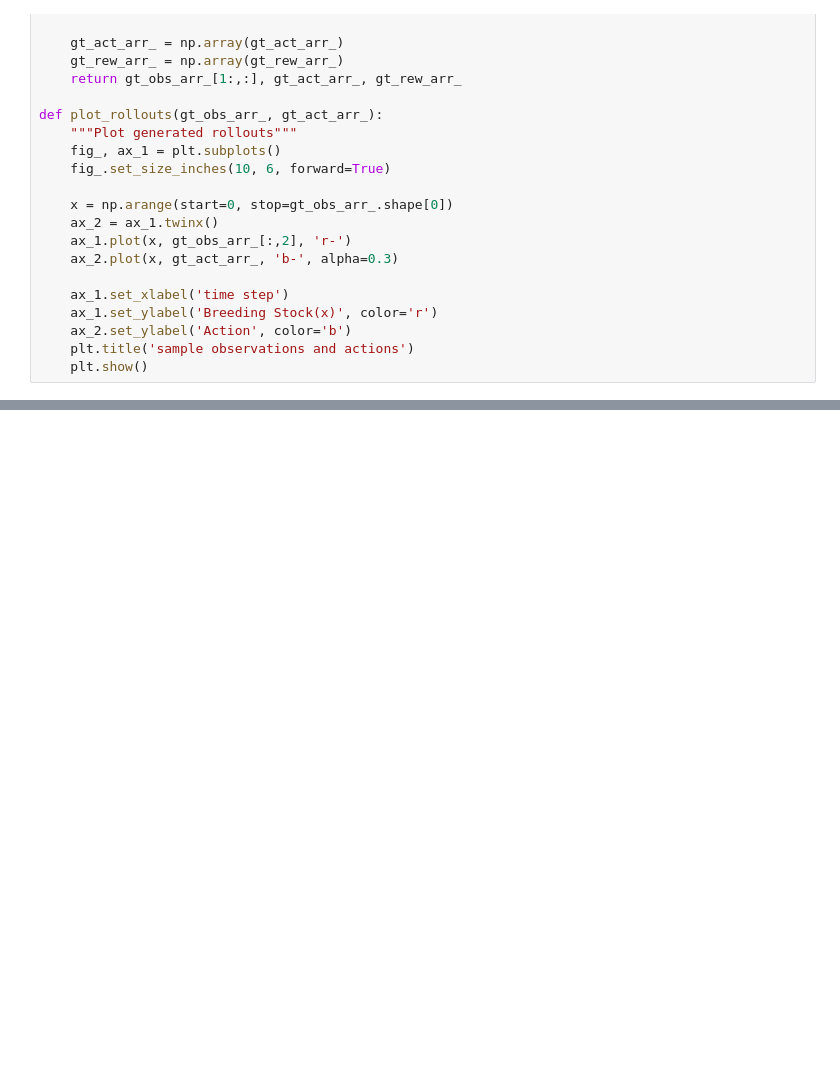
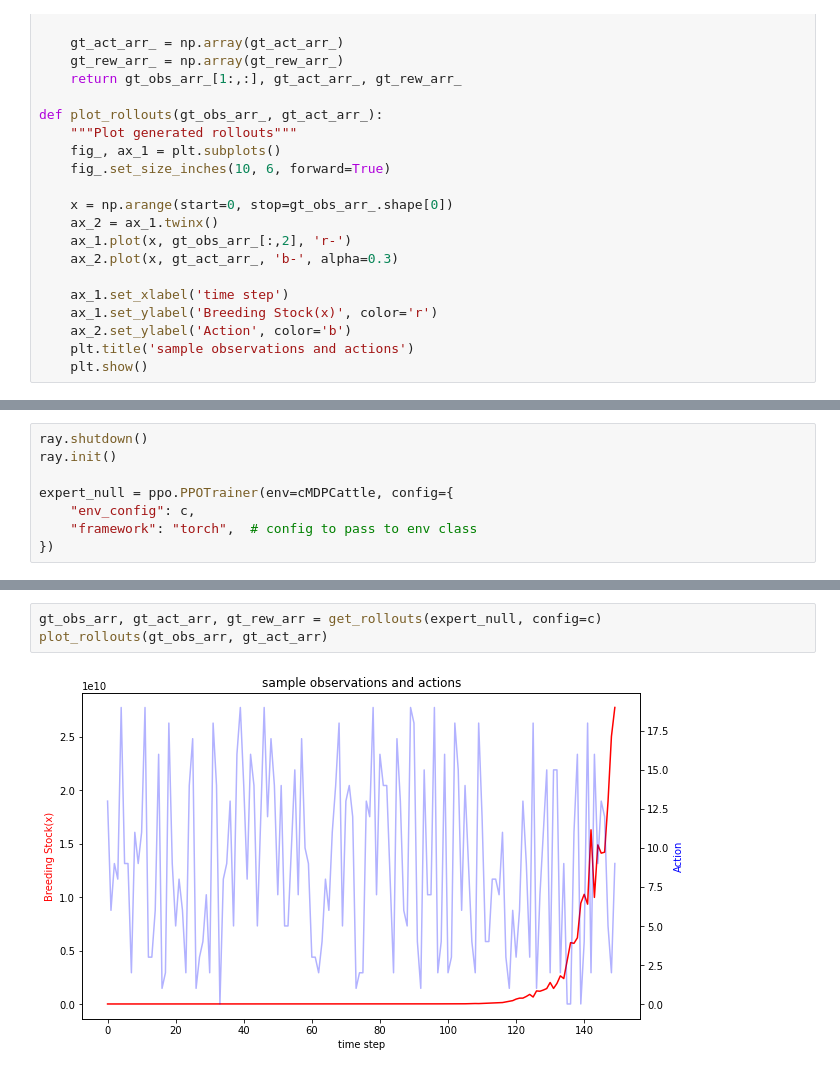
Before and after one commit to zhenghaojiang/cmdp, a Jupyter notebook: context_cattle.ipynb, the cells around one changed output, grey strips where cells are left out. Drawn from its saved outputs; the diff is of its cells as text; blank space fills up the shorter version.

```diff
--- a/context_cattle.ipynb
+++ b/context_cattle.ipynb
@@ -110,0 +134,8 @@ plot_rollouts(gt_obs_arr, gt_act_arr)
+# %%
+ray.shutdown()
+ray.init()
+
+expert_null = ppo.PPOTrainer(env=cMDPCattle, config={
+    "env_config": c,
+    "framework": "torch",  # config to pass to env class
+})
@@ -110,0 +144,5 @@ plot_rollouts(gt_obs_arr, gt_act_arr)
+# %%
+gt_obs_arr, gt_act_arr, gt_rew_arr = get_rollouts(expert_null, config=c)
+plot_rollouts(gt_obs_arr, gt_act_arr)
+# %% [output]
+[figure, added]
```
Also changed, not shown: parts of 8 cells of this notebook, 5 other files.
